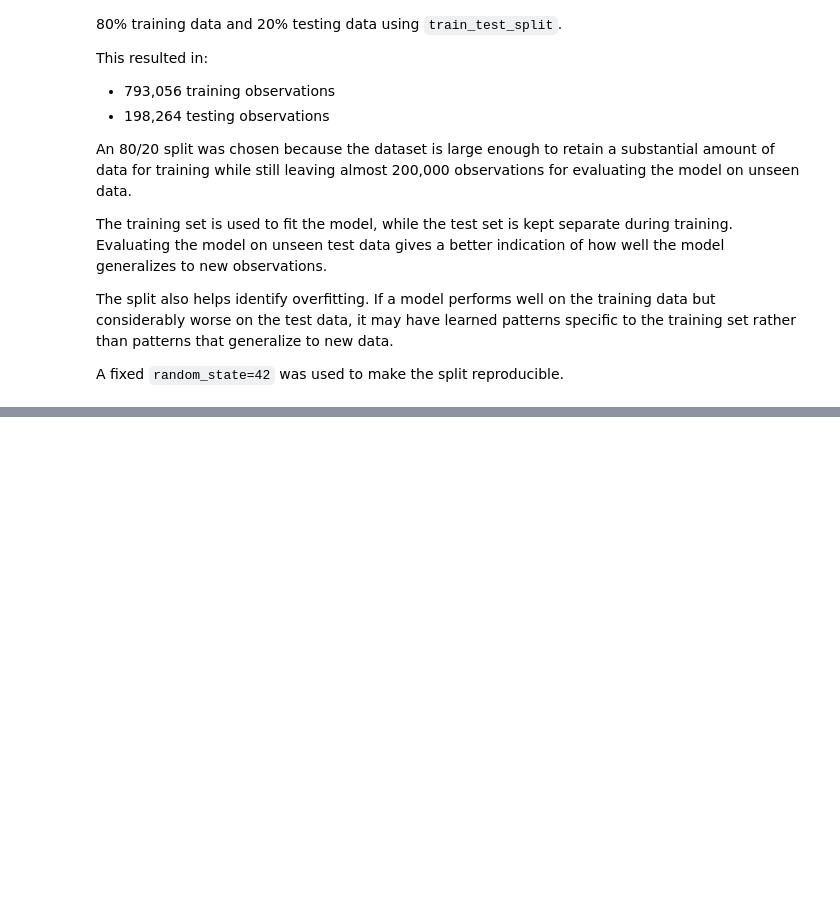
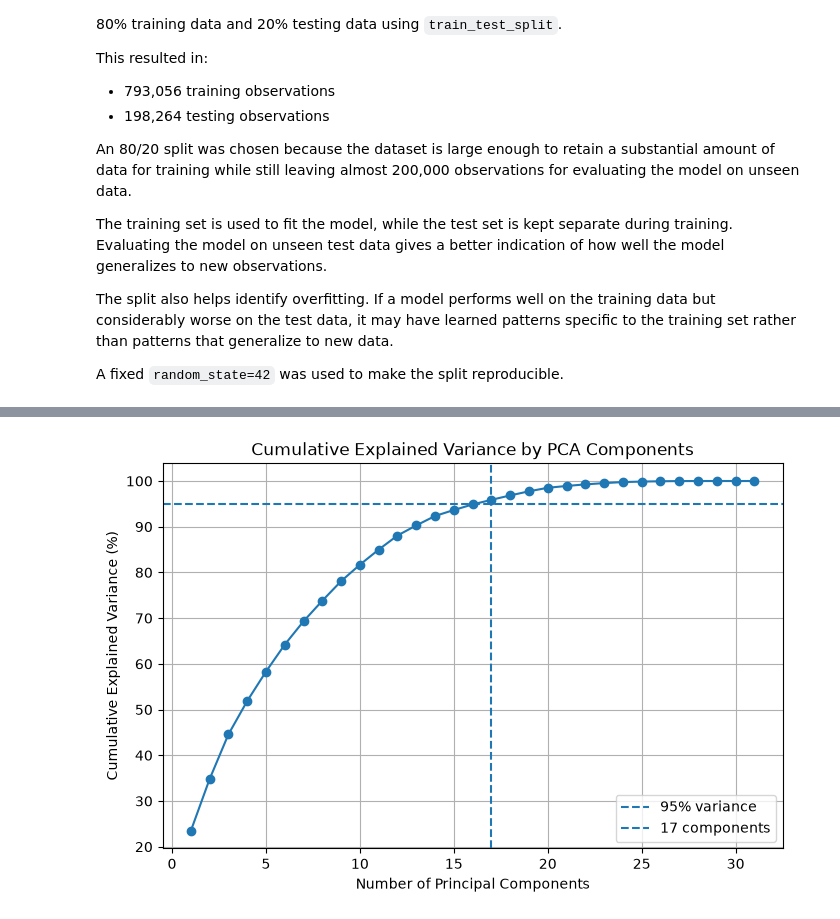
Before and after one commit to mohandtest/assignment-1-IT3212, a Jupyter notebook: src/data-driven.ipynb, the cells around one changed output, grey strips where cells are left out. Saved outputs shown, nothing was run; the diff lists cells and outputs as text; code cells hidden in the pictures; blank space fills up the shorter version.

```diff
--- a/src/data-driven.ipynb
+++ b/src/data-driven.ipynb
@@ -1137,0 +1171,90 @@ A fixed `random_state=42` was used to make the split reproducible.
+# %%
+from sklearn.decomposition import PCA
+import numpy as np
+import matplotlib.pyplot as plt
+
+# Fit all components for analysing explained variance
+pca_full = PCA()
+pca_full.fit(train_data)
+
+cumulative_variance = np.cumsum(pca_full.explained_variance_ratio_) * 100
+
+plt.figure(figsize=(8, 5))
+plt.plot(
+    range(1, len(cumulative_variance) + 1),
+    cumulative_variance,
+    marker="o"
+)from sklearn.decomposition import PCA
+import numpy as np
+import matplotlib.pyplot as plt
+
+# Fit PCA with all components for analysing explained variance
+pca_full = PCA()
+pca_full.fit(train_data)
+
+cumulative_variance = np.cumsum(pca_full.explained_variance_ratio_) * 100
+
+fig, ax = plt.subplots(figsize=(8, 5))
+
+ax.plot(
+    range(1, len(cumulative_variance) + 1),
+    cumulative_variance,
+    marker="o",
+    markersize=5
+)
+
+# Reference lines
+ax.axhline(
+    y=95,
+    linestyle="--",
+    linewidth=1.5,
+    label="95% variance"
+)
+
+ax.axvline(
+    x=17,
+    linestyle=":",
+    linewidth=1.5,
+    label="17 components"
+)
+
+# Highlight the selected PCA result
+ax.scatter(
+    17,
+    cumulative_variance[16],
+    s=70,
+    zorder=3
+)
+
+ax.annotate(
+    f"17 components\n{cumulative_variance[16]:.2f}% variance",
+    xy=(17, cumulative_variance[16]),
+    xytext=(19, 90),
+    arrowprops=dict(arrowstyle="->")
+)
+
+ax.set_xlabel("Number of Principal Components")
+ax.set_ylabel("Cumulative Explained Variance (%)")
+ax.set_title("Cumulative Explained Variance by PCA Components")
+
+ax.set_xlim(1, len(cumulative_variance))
+ax.set_ylim(20, 102)
+
+ax.grid(alpha=0.3)
+ax.legend()
+
+plt.tight_layout()
+plt.show()
+
+plt.axhline(y=95, linestyle="--", label="95% variance")
+plt.axvline(x=17, linestyle="--", label="17 components")
+
+plt.xlabel("Number of Principal Components")
+plt.ylabel("Cumulative Explained Variance (%)")
+plt.title("Cumulative Explained Variance by PCA Components")
+plt.legend()
+plt.grid()
+
+plt.show()
+# %% [output]
+[figure, added]
```
Also changed, not shown: parts of 3 cells of this notebook.
